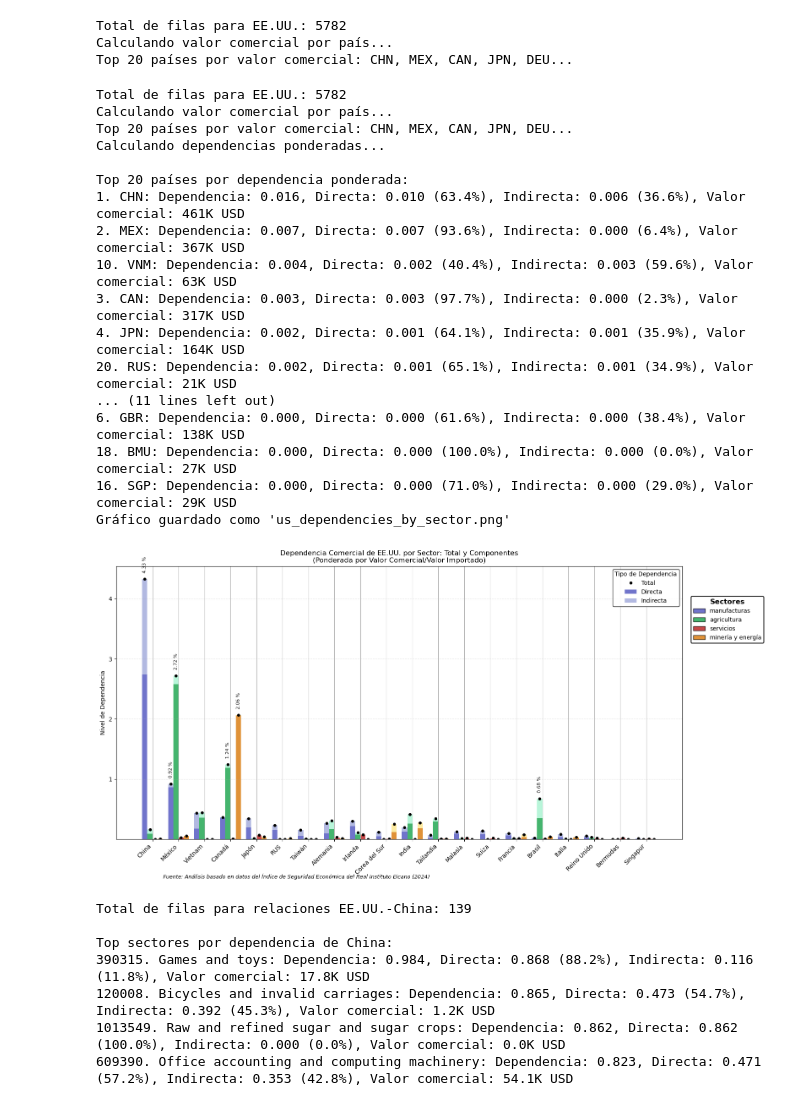
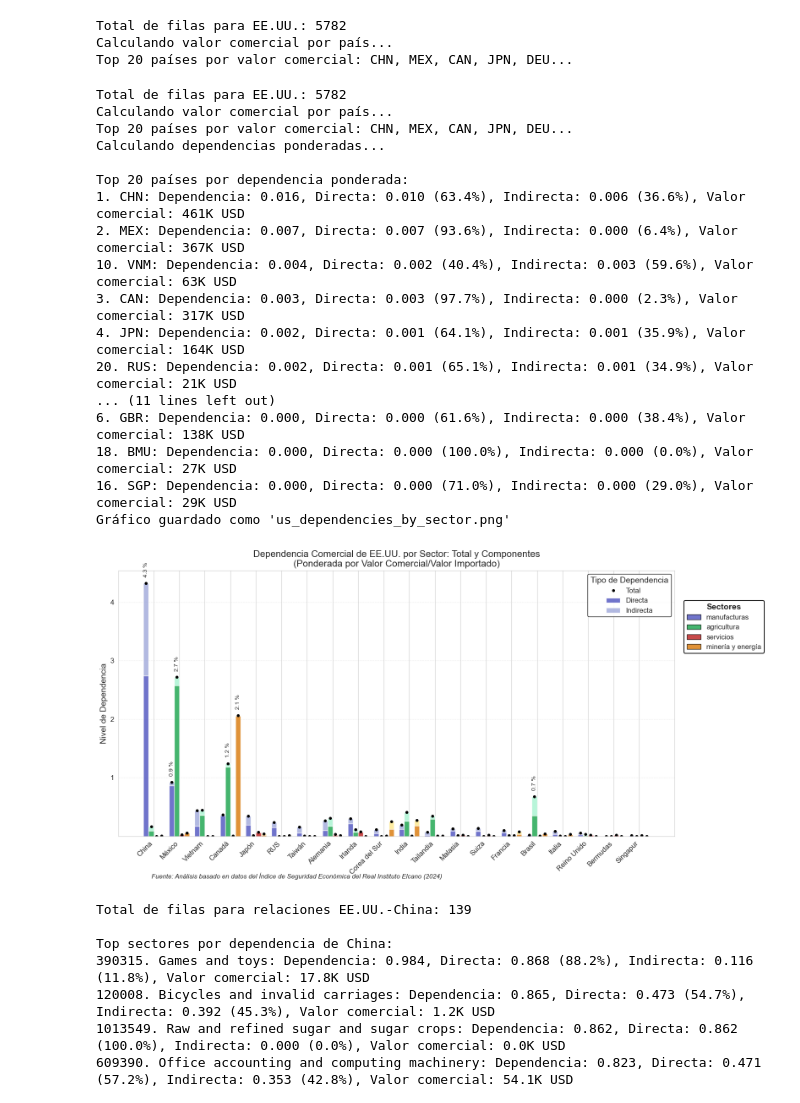
Before and after one commit to mhidper/Seguridad-Economica, a Jupyter notebook: src/notebooks/visualization/figuras_new.ipynb, the cells around one changed output. Cells and saved outputs as stored; diff of their text form; code cells hidden in the pictures.

```diff
--- a/src/notebooks/visualization/figuras_new.ipynb
+++ b/src/notebooks/visualization/figuras_new.ipynb
@@ -264,7 +264,7 @@ for i, country in enumerate(ordered_countries):
 
         # Añadir valor encima de la barra
         if total_val > 0.01:  # Solo mostrar valores significativos
-            ax.text(x_pos, total_val + 0.01, f'{total_val:.2%}',
+            ax.text(x_pos, total_val + 0.01, f'{total_val:.1%}',
                   ha='center', va='bottom', fontsize=8, rotation=90)
 
 # Configurar ejes y leyendas
@@ -580,7 +580,7 @@ try:
             ax1.text(
                 width + 0.01,
                 bar.get_y() + bar.get_height()/2,
-                f'{width:.2%}',
+                f'{width:.1%}',
                 va='center'
             )
 
@@ -620,7 +620,7 @@ try:
             ax2.text(
                 width + 0.01,
                 bar.get_y() + bar.get_height()/2,
-                f'{width:.2%}',
+                f'{width:.1%}',
                 va='center'
             )
 
@@ -1380,22 +1380,25 @@ def plot_dependencies_by_sector(dependency_df):
             ax.plot(x_pos, total_val, 'ko', markersize=4,
                   label=f'Total' if i == 0 and j == 0 else "")
 
-            # Añadir valor encima de la barra
+            # Añadir valor encima de la barra - MODIFICADO: redondeando a 1 decimal y aumentando tamaño de fuente
             if total_val > 0.5:  # Solo mostrar valores significativos
-                ax.text(x_pos, total_val + 0.1, f'{total_val:.2f} %',
-                      ha='center', va='bottom', fontsize=8, rotation=90)
+                ax.text(x_pos, total_val + 0.1, f'{total_val:.1f} %',
+                      ha='center', va='bottom', fontsize=10, rotation=90)
 
-    # Configurar ejes y leyendas
+    # Configurar ejes y leyendas - MODIFICADO: aumentando tamaño de fuente
     ax.set_xticks(np.arange(len(countries)))
-    ax.set_xticklabels(country_labels, rotation=45, ha='right')
-    ax.set_ylabel('Nivel de Dependencia')
-    ax.set_title('Dependencia Comercial de EE.UU. por Sector: Total y Componentes\n(Ponderada por Valor Comercial/Valor Importado)')
+    ax.set_xticklabels(country_labels, rotation=45, ha='right', fontsize=12)
+    ax.set_ylabel('Nivel de Dependencia', fontsize=14)
+    ax.set_title('Dependencia Comercial de EE.UU. por Sector: Total y Componentes\n(Ponderada por Valor Comercial/Valor Importado)', fontsize=16)
 
-    # Crear leyenda para los tipos de dependencia (primera leyenda)
+    # Ajustar tamaño de fuente para los valores de los ejes
+    ax.tick_params(axis='both', which='major', labelsize=12)
+
+    # Crear leyenda para los tipos de dependencia (primera leyenda) - MODIFICADO: aumentando tamaño de fuente
     handles, labels = ax.get_legend_handles_labels()
     first_legend = ax.legend(handles[:3], labels[:3], loc='upper right',
                             title="Tipo de Dependencia", frameon=True,
-                            framealpha=0.9, edgecolor='black')
+                            framealpha=0.9, edgecolor='black', fontsize=12, title_fontsize=14)
 
     ax.add_artist(first_legend)  # Mantener la primera leyenda
 
@@ -1408,11 +1411,11 @@ def plot_dependencies_by_sector(dependency_df):
                                     ec='black', linewidth=1)
         sector_handles.append(sector_handle)
 
-    # Colocar la leyenda de sectores en un lugar más visible
+    # Colocar la leyenda de sectores en un lugar más visible - MODIFICADO: aumentando tamaño de fuente
     second_legend = ax.legend(sector_handles, sectores,
                             loc='upper left', bbox_to_anchor=(1.01, 0.9),
                             title="Sectores", frameon=True, framealpha=0.9,
-                            edgecolor='black', title_fontsize=12, fontsize=10)
+                            edgecolor='black', title_fontsize=14, fontsize=12)
 
     # Mejorar la apariencia de la leyenda de sectores
     second_legend.get_frame().set_linewidth(1.5)
@@ -1424,9 +1427,9 @@ def plot_dependencies_by_sector(dependency_df):
     # Ajustar diseño para evitar recortes
     plt.tight_layout()
 
-    # Añadir anotación con fuente
+    # Añadir anotación con fuente - MODIFICADO: aumentando tamaño de fuente
     plt.figtext(0.3, 0.01, "Fuente: Análisis basado en datos del Índice de Seguridad Económica del Real Instituto Elcano (2024)",
-               ha="center", fontsize=9, style='italic')
+               ha="center", fontsize=11, style='italic')
 
     # Guardar y mostrar
     try:
@@ -1458,34 +1461,34 @@ def main(df_limpio, df_totales):
               f"Valor comercial: {row['total_trade_value']/1000:.0f}K USD")
 
     # Crear visualización
     plot_dependencies_by_sector(dependency_df)
 
     return dependency_df
 
 # Ejemplo de uso (comentado para evitar ejecución accidental)
 
 
 # Ejecutar análisis
 dependency_df = main(df_limpio, df_totales)
 # %% [output]
 Total de filas para EE.UU.: 5782
 Calculando valor comercial por país...
 Top 20 países por valor comercial: CHN, MEX, CAN, JPN, DEU...
 Calculando dependencias ponderadas...
 
 Top 20 países por dependencia ponderada:
 1. CHN: Dependencia: 0.016, Directa: 0.010 (63.4%), Indirecta: 0.006 (36.6%), Valor comercial: 461K USD
 2. MEX: Dependencia: 0.007, Directa: 0.007 (93.6%), Indirecta: 0.000 (6.4%), Valor comercial: 367K USD
 10. VNM: Dependencia: 0.004, Directa: 0.002 (40.4%), Indirecta: 0.003 (59.6%), Valor comercial: 63K USD
 3. CAN: Dependencia: 0.003, Directa: 0.003 (97.7%), Indirecta: 0.000 (2.3%), Valor comercial: 317K USD
 4. JPN: Dependencia: 0.002, Directa: 0.001 (64.1%), Indirecta: 0.001 (35.9%), Valor comercial: 164K USD
 20. RUS: Dependencia: 0.002, Directa: 0.001 (65.1%), Indirecta: 0.001 (34.9%), Valor comercial: 21K USD
 ... (11 lines left out)
 6. GBR: Dependencia: 0.000, Directa: 0.000 (61.6%), Indirecta: 0.000 (38.4%), Valor comercial: 138K USD
 18. BMU: Dependencia: 0.000, Directa: 0.000 (100.0%), Indirecta: 0.000 (0.0%), Valor comercial: 27K USD
 16. SGP: Dependencia: 0.000, Directa: 0.000 (71.0%), Indirecta: 0.000 (29.0%), Valor comercial: 29K USD
 Gráfico guardado como 'us_dependencies_by_sector.png'
-[figure, old version]
+[figure, new version]
 # %%
 def analyze_china_sectoral_dependencies(num_sectors=30):
     """
```
Also changed, not shown: parts of 3 cells of this notebook, 7 other files.
